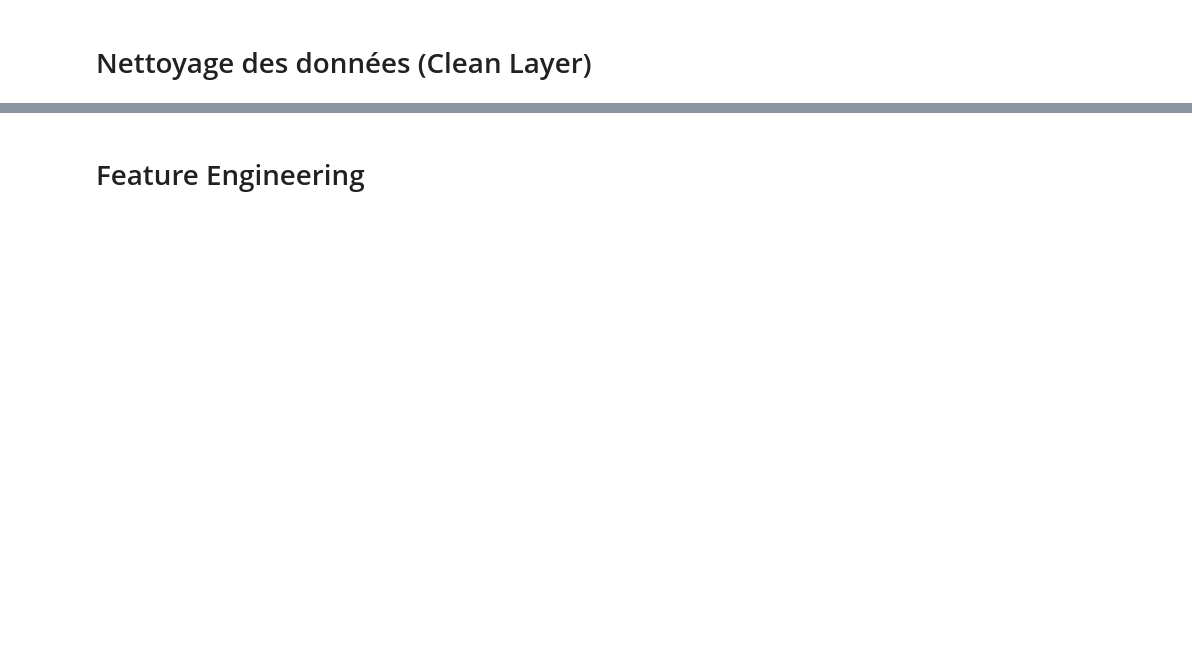
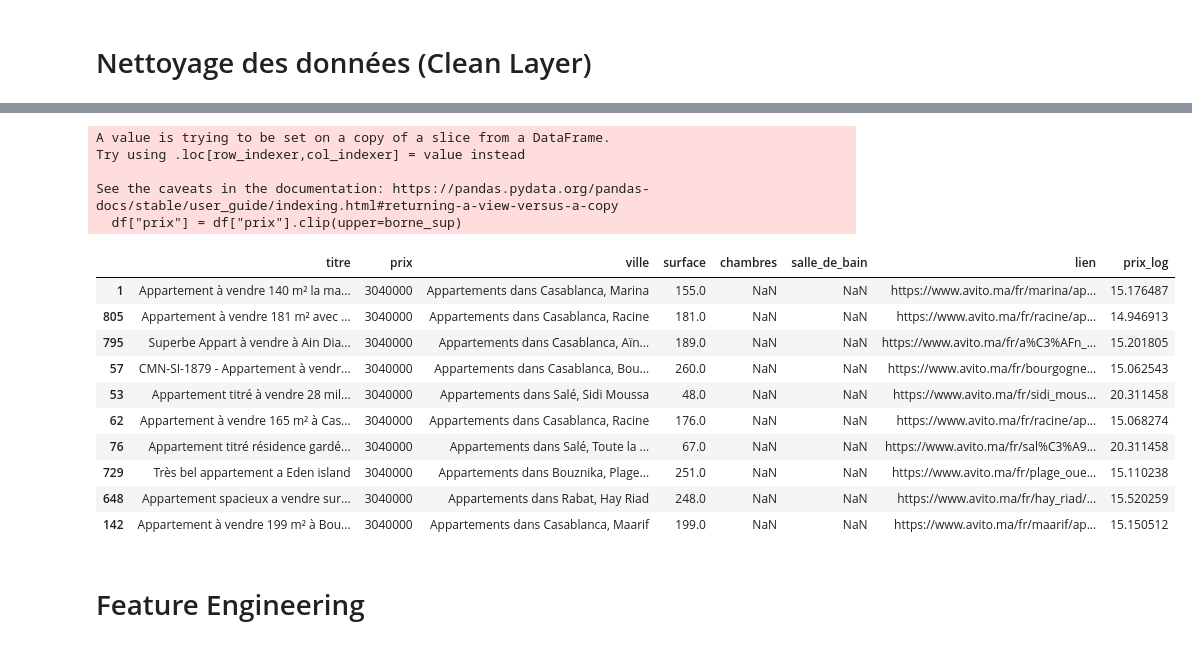
Before and after one commit to aycha2020/Scraping, a Jupyter notebook: clean.ipynb, the cells around one changed output, grey strips where cells are left out. Cells and saved outputs as stored; diff of their text form; code cells hidden in the pictures; blank space fills up the shorter version.

```diff
--- a/clean.ipynb
+++ b/clean.ipynb
@@ -124,3 +166,31 @@ memory usage: 9.8+ KB
+# %%
+Q1 = df["prix"].quantile(0.25)
+Q3 = df["prix"].quantile(0.75)
+IQR = Q3 - Q1
+
+borne_sup = Q3 + 1.5 * IQR
+
+df["prix"] = df["prix"].clip(upper=borne_sup)
+# %% [output]
+A value is trying to be set on a copy of a slice from a DataFrame.
+Try using .loc[row_indexer,col_indexer] = value instead
+
+See the caveats in the documentation: https://pandas.pydata.org/pandas-docs/stable/user_guide/indexing.html#returning-a-view-versus-a-copy
+  df["prix"] = df["prix"].clip(upper=borne_sup)
+# %%
+df.sort_values(by="prix", ascending=False).head(10)
+# %% [output]
+|  | titre | prix | ville | surface | chambres | salle_de_bain | lien | prix_log |
+| 1 | Appartement à vendre 140 m² la ma... | 3040000 | Appartements dans Casablanca, Marina | 155.0 | NaN | NaN | https://www.avito.ma/fr/marina/ap... | 15.176487 |
+| 805 | Appartement à vendre 181 m² avec ... | 3040000 | Appartements dans Casablanca, Racine | 181.0 | NaN | NaN | https://www.avito.ma/fr/racine/ap... | 14.946913 |
+| 795 | Superbe Appart à vendre à Ain Dia... | 3040000 | Appartements dans Casablanca, Aïn... | 189.0 | NaN | NaN | https://www.avito.ma/fr/a%C3%AFn_... | 15.201805 |
+| 57 | CMN-SI-1879 - Appartement à vendr... | 3040000 | Appartements dans Casablanca, Bou... | 260.0 | NaN | NaN | https://www.avito.ma/fr/bourgogne... | 15.062543 |
+| 53 | Appartement titré à vendre 28 mil... | 3040000 | Appartements dans Salé, Sidi Moussa | 48.0 | NaN | NaN | https://www.avito.ma/fr/sidi_mous... | 20.311458 |
+| 62 | Appartement à vendre 165 m² à Cas... | 3040000 | Appartements dans Casablanca, Racine | 176.0 | NaN | NaN | https://www.avito.ma/fr/racine/ap... | 15.068274 |
+| 76 | Appartement titré résidence gardé... | 3040000 | Appartements dans Salé, Toute la ... | 67.0 | NaN | NaN | https://www.avito.ma/fr/sal%C3%A9... | 20.311458 |
+| 729 | Très bel appartement a Eden island | 3040000 | Appartements dans Bouznika, Plage... | 251.0 | NaN | NaN | https://www.avito.ma/fr/plage_oue... | 15.110238 |
+| 648 | Appartement spacieux a vendre sur... | 3040000 | Appartements dans Rabat, Hay Riad | 248.0 | NaN | NaN | https://www.avito.ma/fr/hay_riad/... | 15.520259 |
+| 142 | Appartement à vendre 199 m² à Bou... | 3040000 | Appartements dans Casablanca, Maarif | 199.0 | NaN | NaN | https://www.avito.ma/fr/maarif/ap... | 15.150512 |
 # %% [markdown]
 # Feature Engineering
 # %%
```
Also changed, not shown: parts of 12 cells of this notebook, 23 other files.
